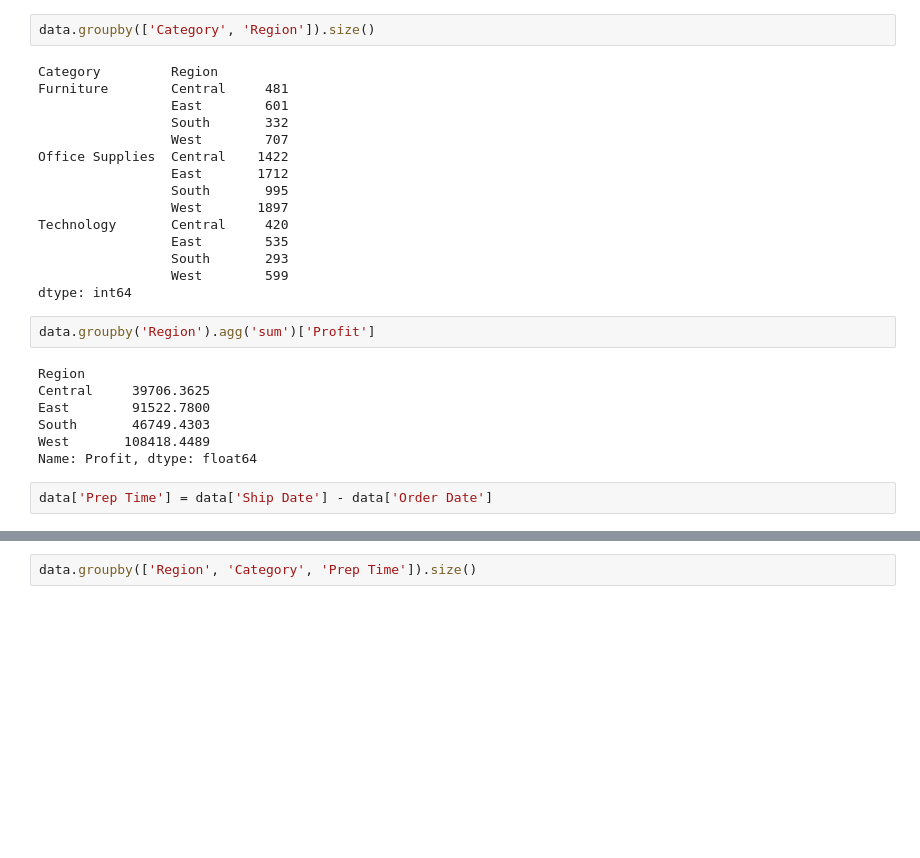
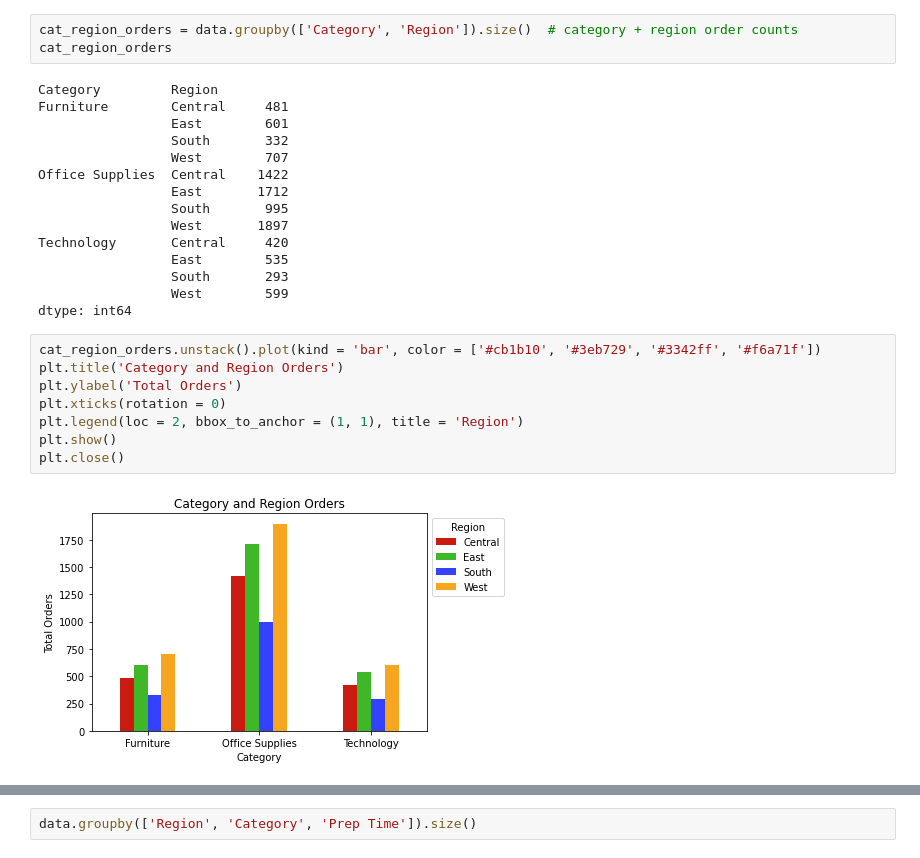
Before and after one commit to samar14641/timeseries-101, a Jupyter notebook: superstore.ipynb, the cells around one changed output, grey strips where cells are left out. Cells and saved outputs as stored; diff of their text form; blank space fills up the shorter version.

```diff
--- a/superstore.ipynb
+++ b/superstore.ipynb
@@ -85,5 +82,6 @@ dtype: int64
 # %%
-data.groupby(['Category', 'Region']).size()
+cat_region_orders = data.groupby(['Category', 'Region']).size()  # category + region order counts
+cat_region_orders
 # %% [output]
 Category         Region
 Furniture        Central     481
@@ -99,14 +97,13 @@ Technology       Central     420
                  South       293
                  West        599
 dtype: int64
-# %%
-data.groupby('Region').agg('sum')['Profit']
-# %% [output]
-Region
-Central     39706.3625
-East        91522.7800
-South       46749.4303
-West       108418.4489
-Name: Profit, dtype: float64
-# %%
-data['Prep Time'] = data['Ship Date'] - data['Order Date']
+# %%
+cat_region_orders.unstack().plot(kind = 'bar', color = ['#cb1b10', '#3eb729', '#3342ff', '#f6a71f'])
+plt.title('Category and Region Orders')
+plt.ylabel('Total Orders')
+plt.xticks(rotation = 0)
+plt.legend(loc = 2, bbox_to_anchor = (1, 1), title = 'Region')
+plt.show()
+plt.close()
+# %% [output]
+[figure, added]
```
Also changed, not shown: parts of 6 cells of this notebook.
